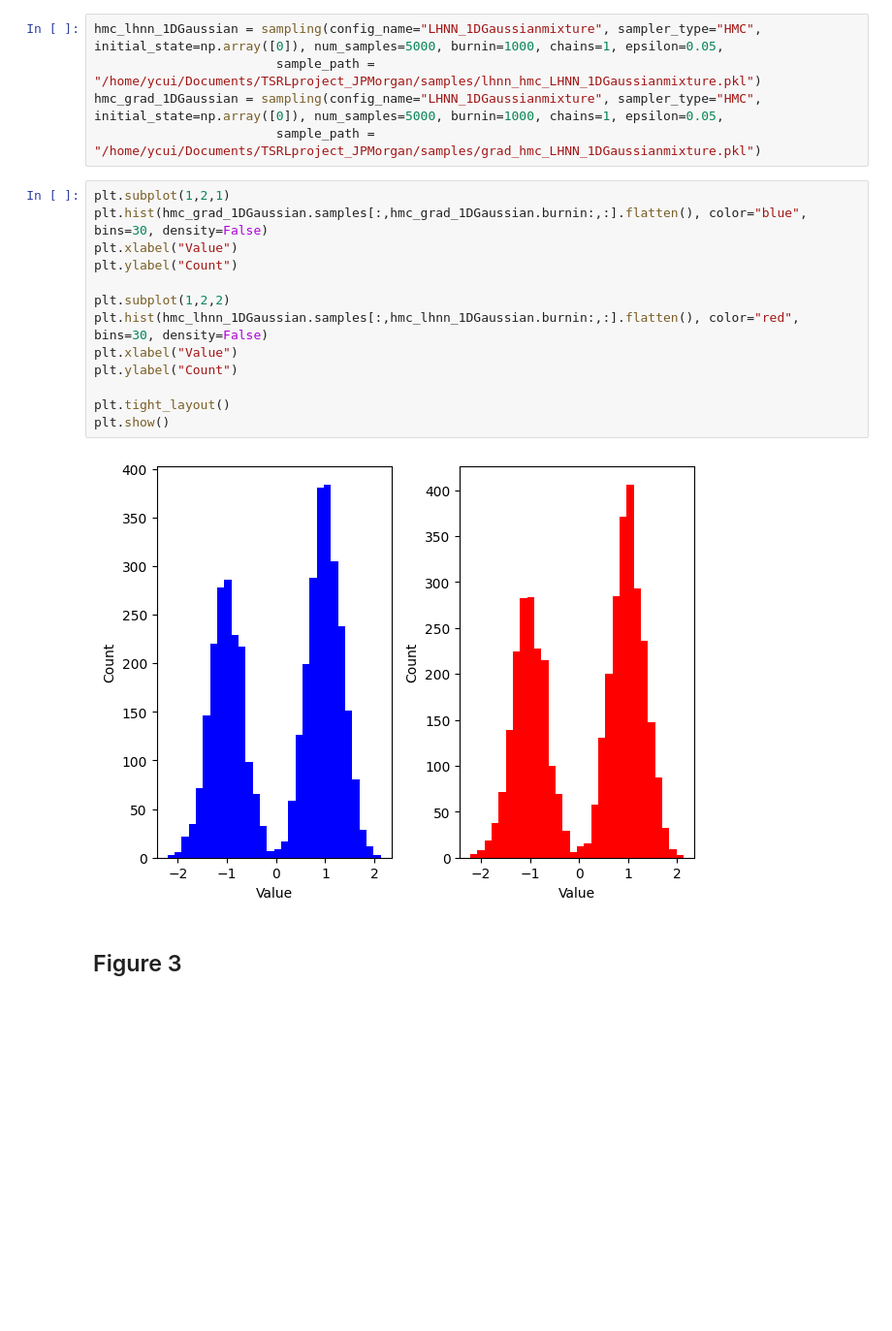
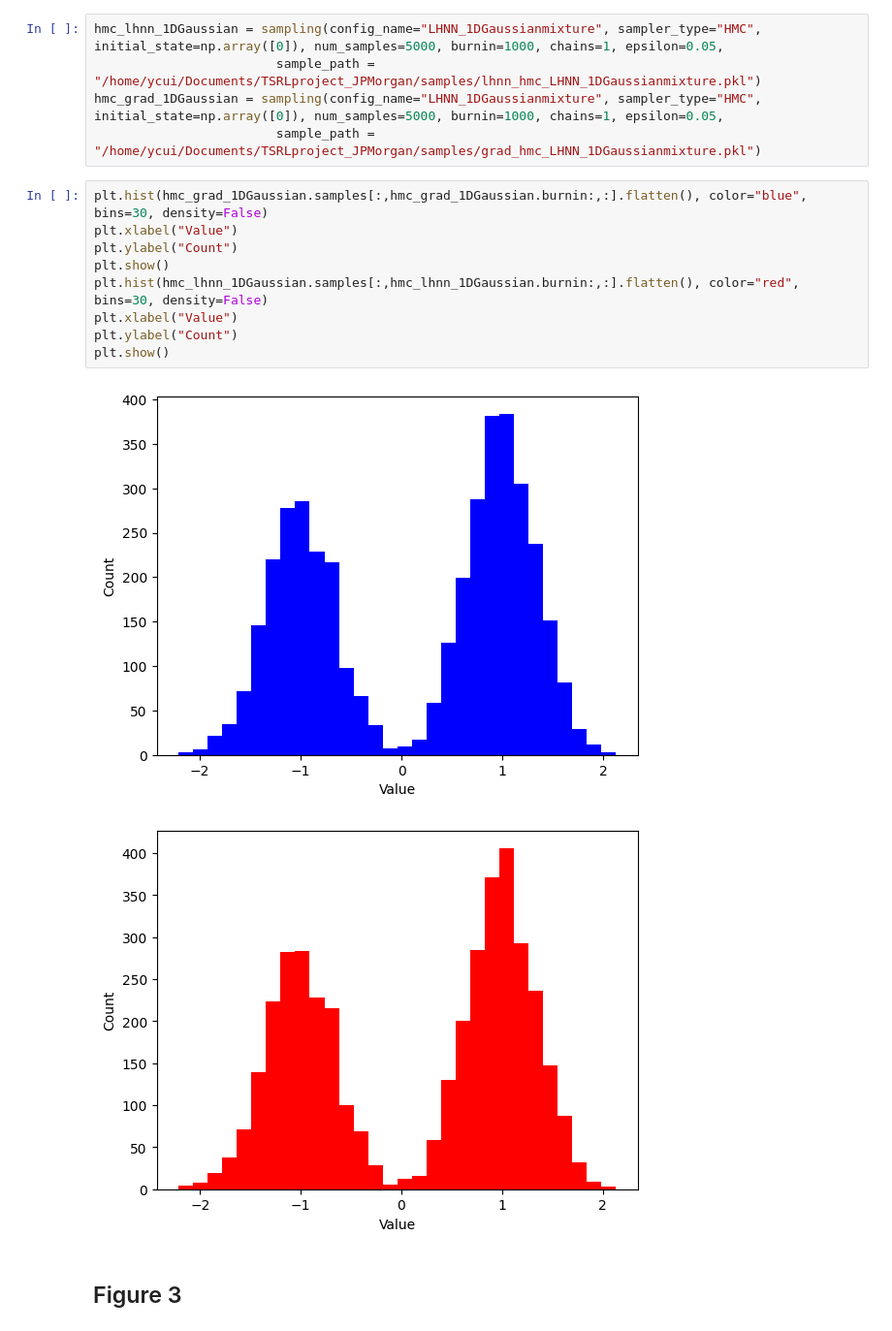
Before and after one commit to YedaCui/TSRLproject_JPMorgan, a Jupyter notebook: plot_Dhulipala.ipynb, the cells around one changed output. Shown at 97% size. Saved outputs shown, nothing was run; the diff lists cells and outputs as text; blank space fills up the shorter version.

```diff
--- a/plot_Dhulipala.ipynb
+++ b/plot_Dhulipala.ipynb
@@ -64,20 +58,17 @@ hmc_lhnn_1DGaussian = sampling(config_name="LHNN_1DGaussianmixture", sampler_typ
 hmc_grad_1DGaussian = sampling(config_name="LHNN_1DGaussianmixture", sampler_type="HMC", initial_state=np.array([0]), num_samples=5000, burnin=1000, chains=1, epsilon=0.05,
                         sample_path = "/home/ycui/Documents/TSRLproject_JPMorgan/samples/grad_hmc_LHNN_1DGaussianmixture.pkl")
 # %%
-plt.subplot(1,2,1)
 plt.hist(hmc_grad_1DGaussian.samples[:,hmc_grad_1DGaussian.burnin:,:].flatten(), color="blue", bins=30, density=False)
 plt.xlabel("Value")
 plt.ylabel("Count")
-
-plt.subplot(1,2,2)
+plt.show()
 plt.hist(hmc_lhnn_1DGaussian.samples[:,hmc_lhnn_1DGaussian.burnin:,:].flatten(), color="red", bins=30, density=False)
 plt.xlabel("Value")
 plt.ylabel("Count")
-
-plt.tight_layout()
 plt.show()
 # %% [output]
-[figure, old version]
+[figure, new version]
+[figure, added]
 # %% [markdown]
 ## Figure 3
 # %%
```
Also changed, not shown: parts of 6 cells of this notebook, 13 other files.
